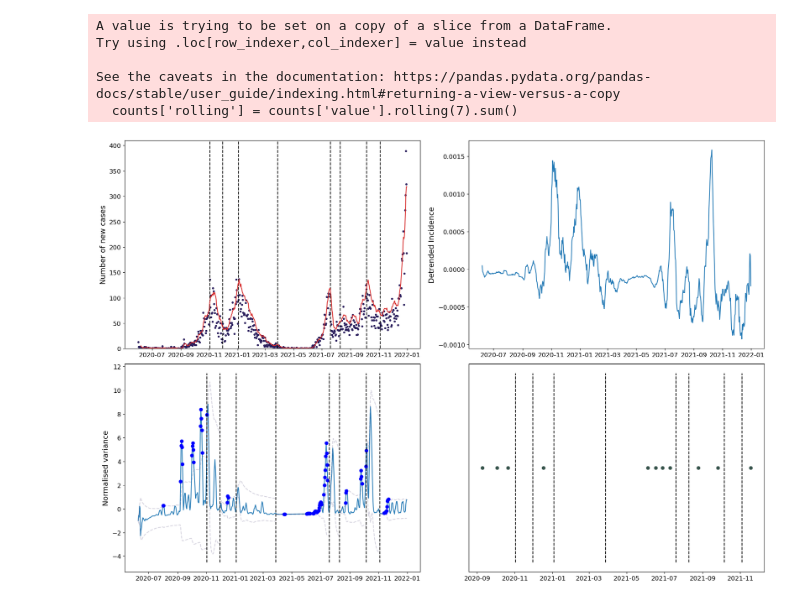
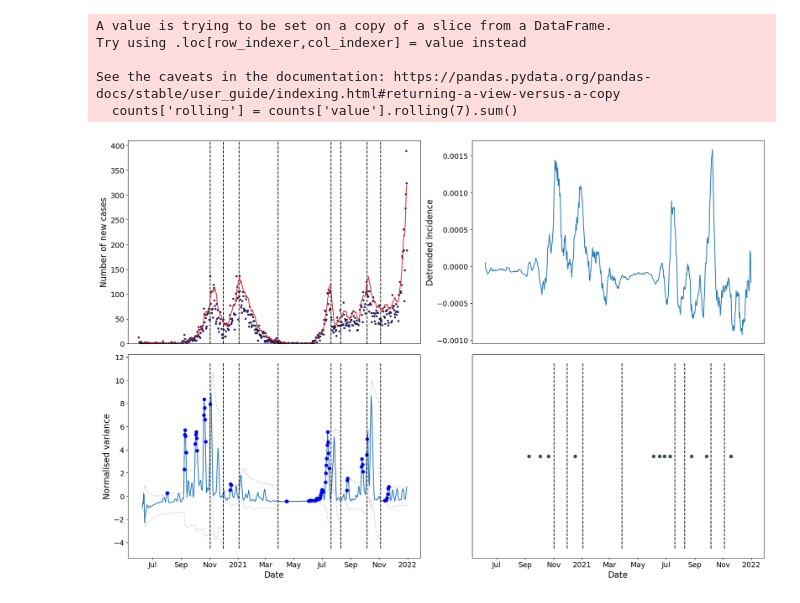
Before and after one commit to joshlooks/COVIDews, a Jupyter notebook: methods_diagram.ipynb, the cells around one changed output. Saved outputs shown, nothing was run; the diff lists cells and outputs as text; code cells hidden in the pictures.

Commit message:
plot tidy up

```diff
--- a/methods_diagram.ipynb
+++ b/methods_diagram.ipynb
@@ -147,13 +150,13 @@ axs[0,0].plot(counts['date'],counts['value'],'.',color='#2A1E5C')
 # axs[0,0].plot(counts['date'],counts['rolling'],color='#D62828')
 # counts.plot()
 axs[0,0].set_ylim((0,410))
-axs[0,0].set_ylabel('Number of new cases',fontsize=14)
+axs[0,0].set_ylabel('Number of new cases',fontsize=16)
 ax = axs[0,0].twinx()
 axs[0,0].vlines(x=ltla_transitions['Amber Valley'][:-1],ymin=0,ymax=410,color='k',linestyle='--')
 ax.plot(counts['date'],counts['rolling'],color='#D62828')
 ax.set_ylim((0,2200))
 axs[0,1].plot(wide_data_total.reset_index()['date'],wide_data_total.reset_index()['Amber Valley'])
-axs[0,1].set_ylabel('Detrended Incidence',fontsize=14)
+axs[0,1].set_ylabel('Detrended Incidence',fontsize=16)
 stat_data = norm_ews_7total[stat]
 y_data = stat_data['Amber Valley'].copy(deep=True)
 std_val = std_dict[stat]['Amber Valley']
@@ -166,35 +169,42 @@ axs[1,0].plot(y_data['date'],y_data['Top'],color='#2A1E5C',alpha=0.2,linestyle='
 axs[1,0].plot(y_data['date'],y_data['Bottom'],color='#2A1E5C',alpha=0.2,linestyle='--',label='')
 y_data = y_data.iloc[two_sigma_cutoff[stat]['Amber Valley']].drop(columns=['Top','Bottom'])
 axs[1,0].plot(y_data['date'],y_data['Amber Valley'],'o',color='blue',label='Exceeds threshold')
 # if (stat == "variance"):
 #     axs[1,0].legend(fontsize=14)
-axs[1,0].xaxis.label.set_visible(False)
-axs[1,0].set_ylabel('Normalised variance',fontsize=14)
+# axs[1,0].xaxis.label.set_visible(False)
+axs[1,0].set_ylabel('Normalised variance',fontsize=16)
 # ax = axs[1,0].twinx()
 axs[1,0].vlines(x=ltla_transitions['Amber Valley'][:-1],ymin=axs[1,0].get_ylim()[0],ymax=axs[1,0].get_ylim()[1],color='k',linestyle='--')
 axs[1,0].set_ylim(axs[1,0].get_ylim())
 
 
 axs[1,1].vlines(x=ltla_transitions['Amber Valley'][:-1],ymin=-1,ymax=1,color='k',label='Critical Transition',linestyle='--')
 signal_data = norm_ews_7total['variance']['Amber Valley']
 signal_data = signal_data.reset_index()
 xs = signal_data['date'][detect_var['Amber Valley']]
 axs[1,1].plot(xs,[0]*len(xs),'o',color='#35524A',label='Variance')
 
 for i in range(2):
     for j in range(2):
-        axs[i,j].tick_params(axis='x', labelsize=12)
-        axs[i,j].tick_params(axis='y', labelsize=12)
+        if i == 0:
+            axs[i,j].set_xticks(())
+        else:
+            axs[i,j].xaxis.set_major_formatter(mdates.ConciseDateFormatter(ax.xaxis.get_major_locator()))
+        axs[i,j].tick_params(axis='x', labelsize=14)
+        axs[i,j].tick_params(axis='y', labelsize=14)
+        axs[i,j].set_xlim((18391.4, 19020.6))
 
 ax.get_yaxis().set_ticks([])
 axs[1,1].get_yaxis().set_ticks([])
+axs[1,0].set_xlabel('Date',fontsize=16)
+axs[1,1].set_xlabel('Date',fontsize=16)
 fig.tight_layout()
 plt.savefig('Figures/methods.pdf')
 plt.show()
 # %% [output]
 A value is trying to be set on a copy of a slice from a DataFrame.
 Try using .loc[row_indexer,col_indexer] = value instead
 
 See the caveats in the documentation: https://pandas.pydata.org/pandas-docs/stable/user_guide/indexing.html#returning-a-view-versus-a-copy
   counts['rolling'] = counts['value'].rolling(7).sum()
-[figure, old version]
+[figure, new version]
```
Also changed, not shown: parts of 1 cell of this notebook, 14 other files.
